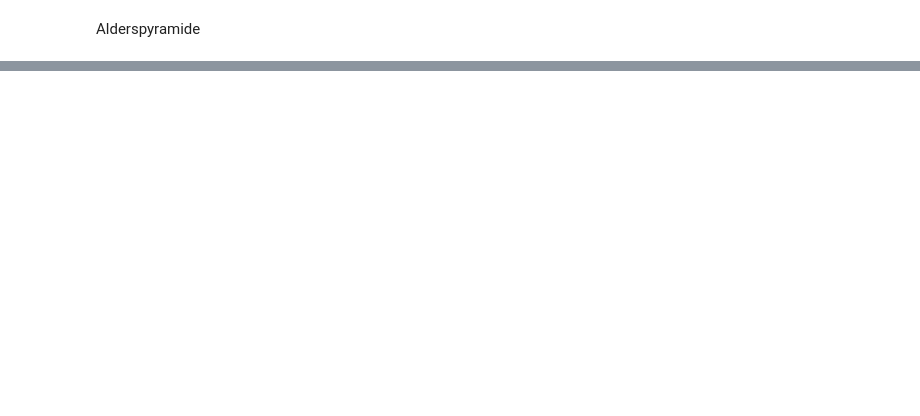
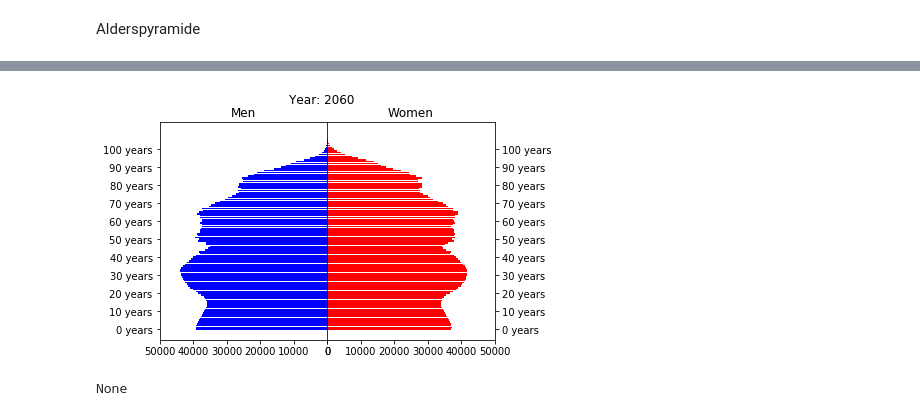
Before and after one commit to NumEconCopenhagen/projects-2019-tobias_jacob_sandru, a Jupyter notebook: dataproject/dataProject.ipynb, the cells around one changed output, grey strips where cells are left out. Saved outputs shown, nothing was run; the diff lists cells and outputs as text; code cells hidden in the pictures; blank space fills up the shorter version.

```diff
--- a/dataproject/dataProject.ipynb
+++ b/dataproject/dataProject.ipynb
@@ -107,0 +109,5 @@ interactive(children=(IntSlider(value=2018, description='Year:', max=2058, min=2
+# %%
+loopagedist()
+# %% [output]
+[figure, added]
+None
```
Also changed, not shown: parts of 5 cells of this notebook, 2 other files.
